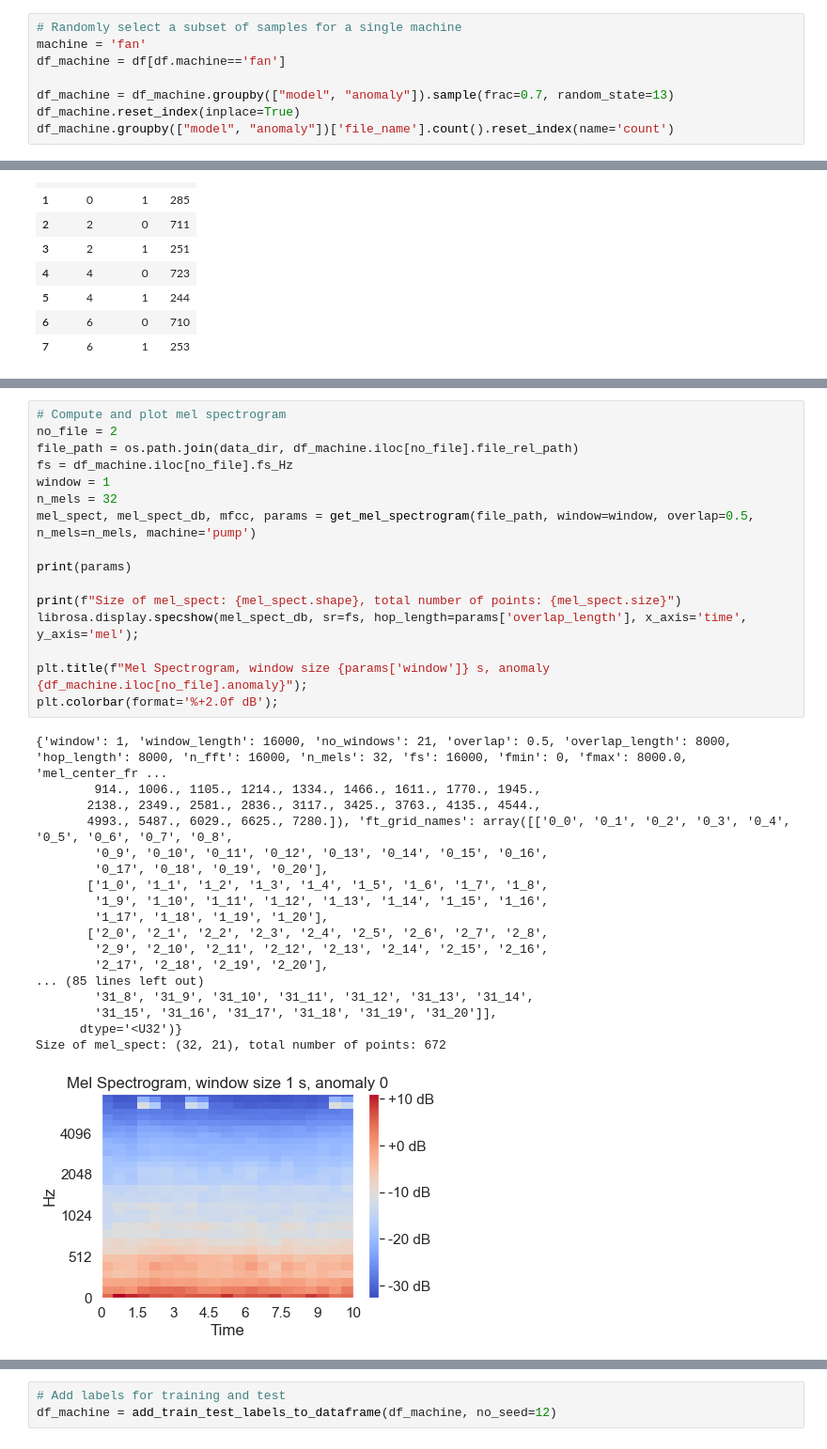
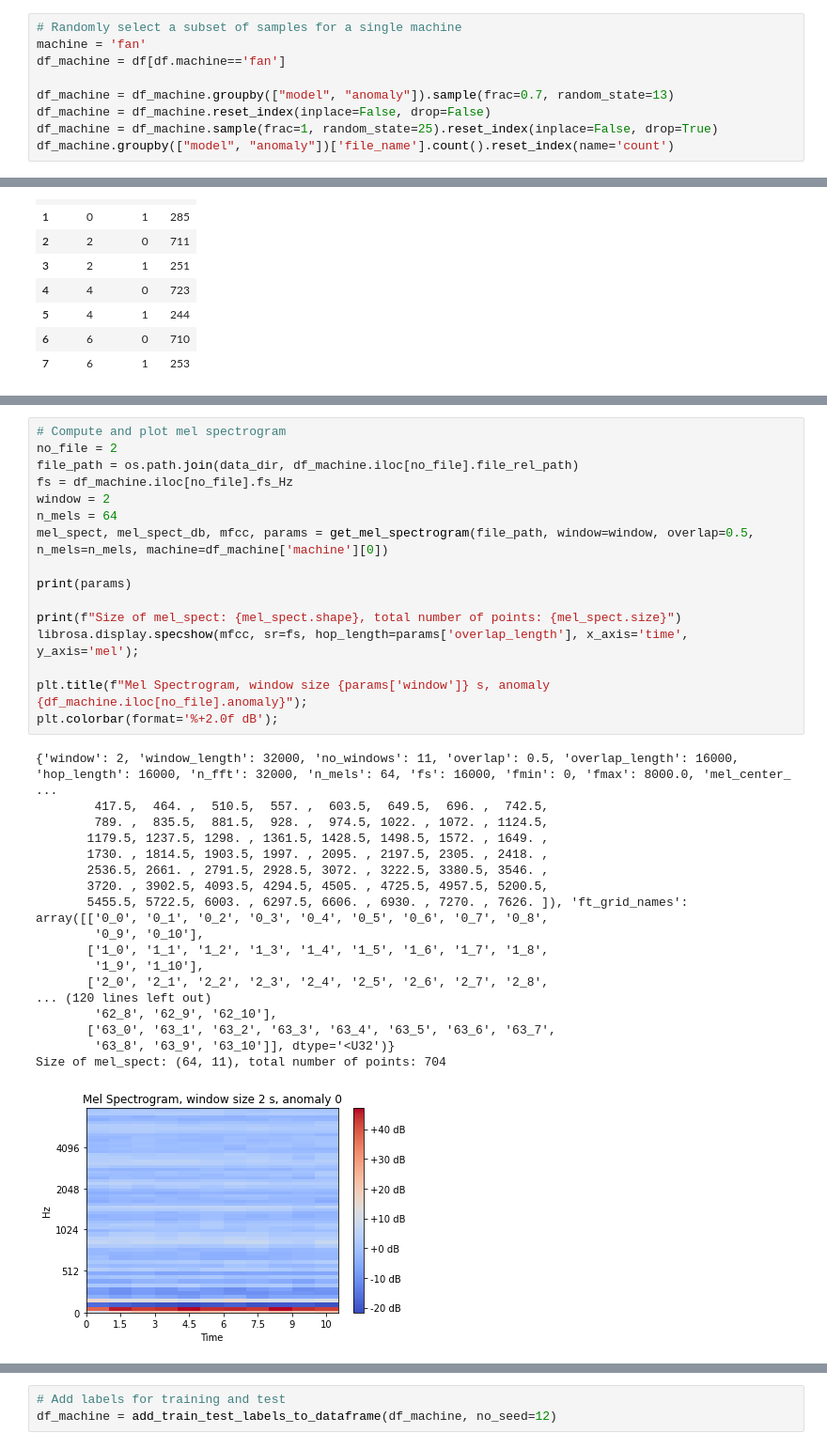
Before and after one commit to eceboran/AudioMalfunctionDetection, a Jupyter notebook: Code/Modeling/One-class SVM/unsupervised_fan.ipynb, the cells around one changed output, grey strips where cells are left out. Shown at 94% size. Drawn from its saved outputs; the diff is of its cells as text.

```diff
--- a/Code/Modeling/One-class SVM/unsupervised_fan.ipynb
+++ b/Code/Modeling/One-class SVM/unsupervised_fan.ipynb
@@ -56,7 +56,8 @@ machine = 'fan'
 df_machine = df[df.machine=='fan']
 
 df_machine = df_machine.groupby(["model", "anomaly"]).sample(frac=0.7, random_state=13)
-df_machine.reset_index(inplace=True)
+df_machine = df_machine.reset_index(inplace=False, drop=False)
+df_machine = df_machine.sample(frac=1, random_state=25).reset_index(inplace=False, drop=True)
 df_machine.groupby(["model", "anomaly"])['file_name'].count().reset_index(name='count')
 # %% [output]
 |  | model | anomaly | count |
@@ -71,35 +76,35 @@ df_machine.groupby(["model", "anomaly"])['file_name'].count().reset_index(name='
 # %%
 # Compute and plot mel spectrogram
 no_file = 2
 file_path = os.path.join(data_dir, df_machine.iloc[no_file].file_rel_path)
 fs = df_machine.iloc[no_file].fs_Hz
-window = 1
-n_mels = 32
-mel_spect, mel_spect_db, mfcc, params = get_mel_spectrogram(file_path, window=window, overlap=0.5, n_mels=n_mels, machine='pump')
+window = 2
+n_mels = 64
+mel_spect, mel_spect_db, mfcc, params = get_mel_spectrogram(file_path, window=window, overlap=0.5, n_mels=n_mels, machine=df_machine['machine'][0])
 
 print(params)
 
 print(f"Size of mel_spect: {mel_spect.shape}, total number of points: {mel_spect.size}")
-librosa.display.specshow(mel_spect_db, sr=fs, hop_length=params['overlap_length'], x_axis='time', y_axis='mel');
+librosa.display.specshow(mfcc, sr=fs, hop_length=params['overlap_length'], x_axis='time', y_axis='mel');
 
 plt.title(f"Mel Spectrogram, window size {params['window']} s, anomaly {df_machine.iloc[no_file].anomaly}");
 plt.colorbar(format='%+2.0f dB');
 # %% [output]
-{'window': 1, 'window_length': 16000, 'no_windows': 21, 'overlap': 0.5, 'overlap_length': 8000, 'hop_length': 8000, 'n_fft': 16000, 'n_mels': 32, 'fs': 16000, 'fmin': 0, 'fmax': 8000.0, 'mel_center_fr ...
-        914., 1006., 1105., 1214., 1334., 1466., 1611., 1770., 1945.,
-       2138., 2349., 2581., 2836., 3117., 3425., 3763., 4135., 4544.,
-       4993., 5487., 6029., 6625., 7280.]), 'ft_grid_names': array([['0_0', '0_1', '0_2', '0_3', '0_4', '0_5', '0_6', '0_7', '0_8',
-        '0_9', '0_10', '0_11', '0_12', '0_13', '0_14', '0_15', '0_16',
-        '0_17', '0_18', '0_19', '0_20'],
+{'window': 2, 'window_length': 32000, 'no_windows': 11, 'overlap': 0.5, 'overlap_length': 16000, 'hop_length': 16000, 'n_fft': 32000, 'n_mels': 64, 'fs': 16000, 'fmin': 0, 'fmax': 8000.0, 'mel_center_ ...
+        417.5,  464. ,  510.5,  557. ,  603.5,  649.5,  696. ,  742.5,
+        789. ,  835.5,  881.5,  928. ,  974.5, 1022. , 1072. , 1124.5,
+       1179.5, 1237.5, 1298. , 1361.5, 1428.5, 1498.5, 1572. , 1649. ,
+       1730. , 1814.5, 1903.5, 1997. , 2095. , 2197.5, 2305. , 2418. ,
+       2536.5, 2661. , 2791.5, 2928.5, 3072. , 3222.5, 3380.5, 3546. ,
+       3720. , 3902.5, 4093.5, 4294.5, 4505. , 4725.5, 4957.5, 5200.5,
+       5455.5, 5722.5, 6003. , 6297.5, 6606. , 6930. , 7270. , 7626. ]), 'ft_grid_names': array([['0_0', '0_1', '0_2', '0_3', '0_4', '0_5', '0_6', '0_7', '0_8',
+        '0_9', '0_10'],
        ['1_0', '1_1', '1_2', '1_3', '1_4', '1_5', '1_6', '1_7', '1_8',
-        '1_9', '1_10', '1_11', '1_12', '1_13', '1_14', '1_15', '1_16',
-        '1_17', '1_18', '1_19', '1_20'],
+        '1_9', '1_10'],
        ['2_0', '2_1', '2_2', '2_3', '2_4', '2_5', '2_6', '2_7', '2_8',
-        '2_9', '2_10', '2_11', '2_12', '2_13', '2_14', '2_15', '2_16',
-        '2_17', '2_18', '2_19', '2_20'],
-... (85 lines left out)
-        '31_8', '31_9', '31_10', '31_11', '31_12', '31_13', '31_14',
-        '31_15', '31_16', '31_17', '31_18', '31_19', '31_20']],
-      dtype='<U32')}
-Size of mel_spect: (32, 21), total number of points: 672
+... (120 lines left out)
+        '62_8', '62_9', '62_10'],
+       ['63_0', '63_1', '63_2', '63_3', '63_4', '63_5', '63_6', '63_7',
+        '63_8', '63_9', '63_10']], dtype='<U32')}
+Size of mel_spect: (64, 11), total number of points: 704
-[figure, old version]
+[figure, new version]
```
Also changed, not shown: parts of 16 cells of this notebook, 2 other files.
